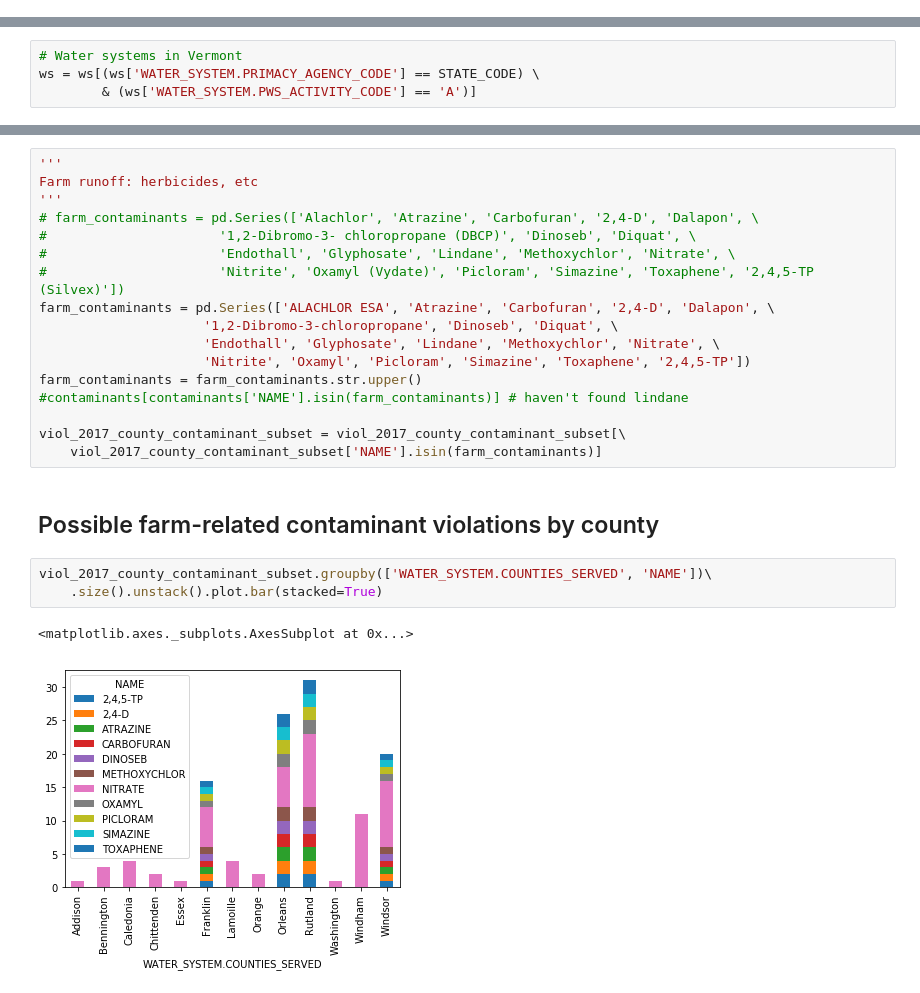
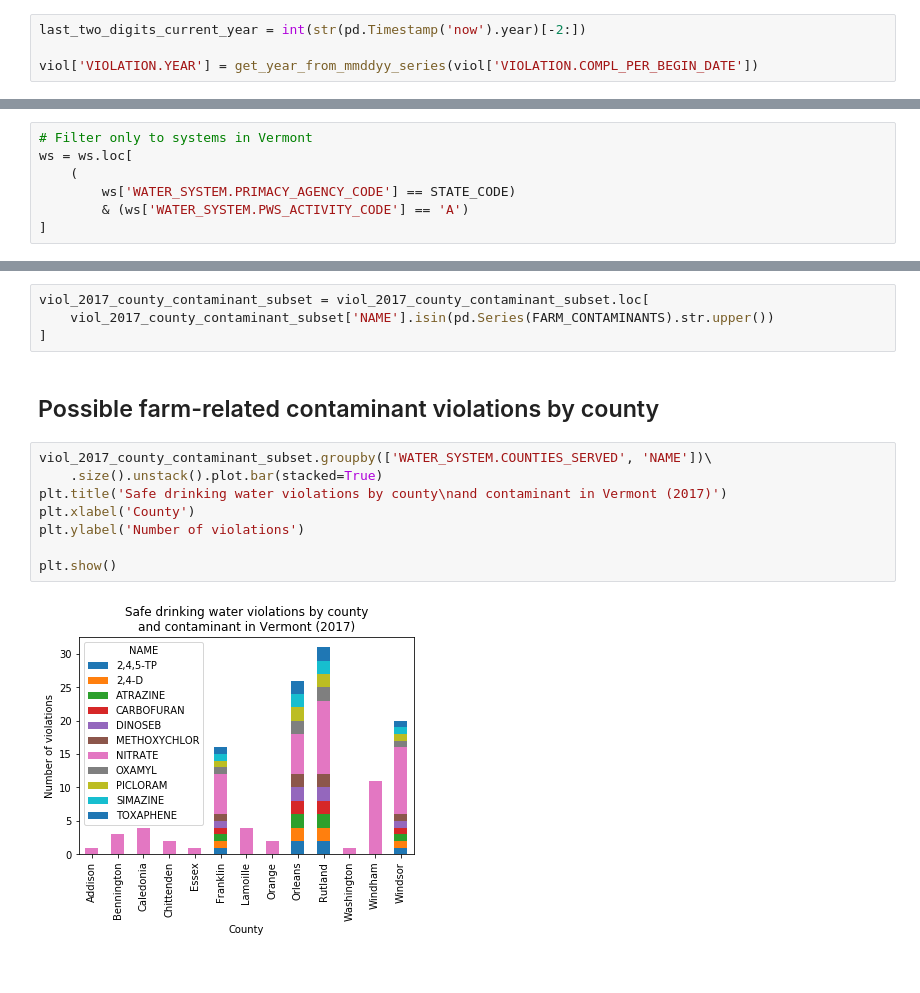
Before and after one commit to codeforboston/safe-water, a Jupyter notebook: projects/Exploratory Phase/code/python/notebooks/farms.ipynb, the cells around one changed output, grey strips where cells are left out. Cells and saved outputs as stored; diff of their text form.

```diff
--- a/projects/Exploratory Phase/code/python/notebooks/farms.ipynb
+++ b/projects/Exploratory Phase/code/python/notebooks/farms.ipynb
@@ -63,3 +92,7 @@ viol.loc[:, 'VIOLATION.YEAR'] = viol.apply(get_full_year_for_row, axis=1)
+# %%
+last_two_digits_current_year = int(str(pd.Timestamp('now').year)[-2:])
+
+viol['VIOLATION.YEAR'] = get_year_from_mmddyy_series(viol['VIOLATION.COMPL_PER_BEGIN_DATE'])
 # %%
 # violations in 2017
 viol_2017 = viol[viol['VIOLATION.YEAR'] == 2017]
@@ -73,9 +106,12 @@ viol_2017.head()
 | 208 | NY5507077 | 6618 | NaN | 45 | ... |
 5 rows × 36 columns
 # %%
-# Water systems in Vermont
-ws = ws[(ws['WATER_SYSTEM.PRIMACY_AGENCY_CODE'] == STATE_CODE) \
-        & (ws['WATER_SYSTEM.PWS_ACTIVITY_CODE'] == 'A')]
+# Filter only to systems in Vermont
+ws = ws.loc[
+    (
+        ws['WATER_SYSTEM.PRIMACY_AGENCY_CODE'] == STATE_CODE)
+        & (ws['WATER_SYSTEM.PWS_ACTIVITY_CODE'] == 'A')
+]
 # %%
 farms = farms.drop(['state_fips', 'county_code', 'commodity', 'domain_category'], axis=1)
 farms['county'] = farms['county'].str.capitalize()
@@ -119,28 +155,19 @@ viol_2017_county_contaminant_subset.head()
 | 2 | VT0005536 | STYRENE | Windham |
 | 3 | VT0021599 | STYRENE | Addison |
 | 4 | VT0005049 | STYRENE | Caledonia |
-# %%
-'''
-Farm runoff: herbicides, etc
-'''
-# farm_contaminants = pd.Series(['Alachlor', 'Atrazine', 'Carbofuran', '2,4-D', 'Dalapon', \
-#                      '1,2-Dibromo-3- chloropropane (DBCP)', 'Dinoseb', 'Diquat', \
-#                      'Endothall', 'Glyphosate', 'Lindane', 'Methoxychlor', 'Nitrate', \
-#                      'Nitrite', 'Oxamyl (Vydate)', 'Picloram', 'Simazine', 'Toxaphene', '2,4,5-TP (Silvex)'])
-farm_contaminants = pd.Series(['ALACHLOR ESA', 'Atrazine', 'Carbofuran', '2,4-D', 'Dalapon', \
-                     '1,2-Dibromo-3-chloropropane', 'Dinoseb', 'Diquat', \
-                     'Endothall', 'Glyphosate', 'Lindane', 'Methoxychlor', 'Nitrate', \
-                     'Nitrite', 'Oxamyl', 'Picloram', 'Simazine', 'Toxaphene', '2,4,5-TP'])
-farm_contaminants = farm_contaminants.str.upper()
-#contaminants[contaminants['NAME'].isin(farm_contaminants)] # haven't found lindane
-
-viol_2017_county_contaminant_subset = viol_2017_county_contaminant_subset[\
-    viol_2017_county_contaminant_subset['NAME'].isin(farm_contaminants)]
+# %%
+viol_2017_county_contaminant_subset = viol_2017_county_contaminant_subset.loc[
+    viol_2017_county_contaminant_subset['NAME'].isin(pd.Series(FARM_CONTAMINANTS).str.upper())
+]
 # %% [markdown]
 ## Possible farm-related contaminant violations by county
 # %%
 viol_2017_county_contaminant_subset.groupby(['WATER_SYSTEM.COUNTIES_SERVED', 'NAME'])\
     .size().unstack().plot.bar(stacked=True)
+plt.title('Safe drinking water violations by county\nand contaminant in Vermont (2017)')
+plt.xlabel('County')
+plt.ylabel('Number of violations')
+
+plt.show()
 # %% [output]
-<matplotlib.axes._subplots.AxesSubplot at 0x...>
-[figure, old version]
+[figure, new version]
```
Also changed, not shown: parts of 10 cells of this notebook, 2 other files.
